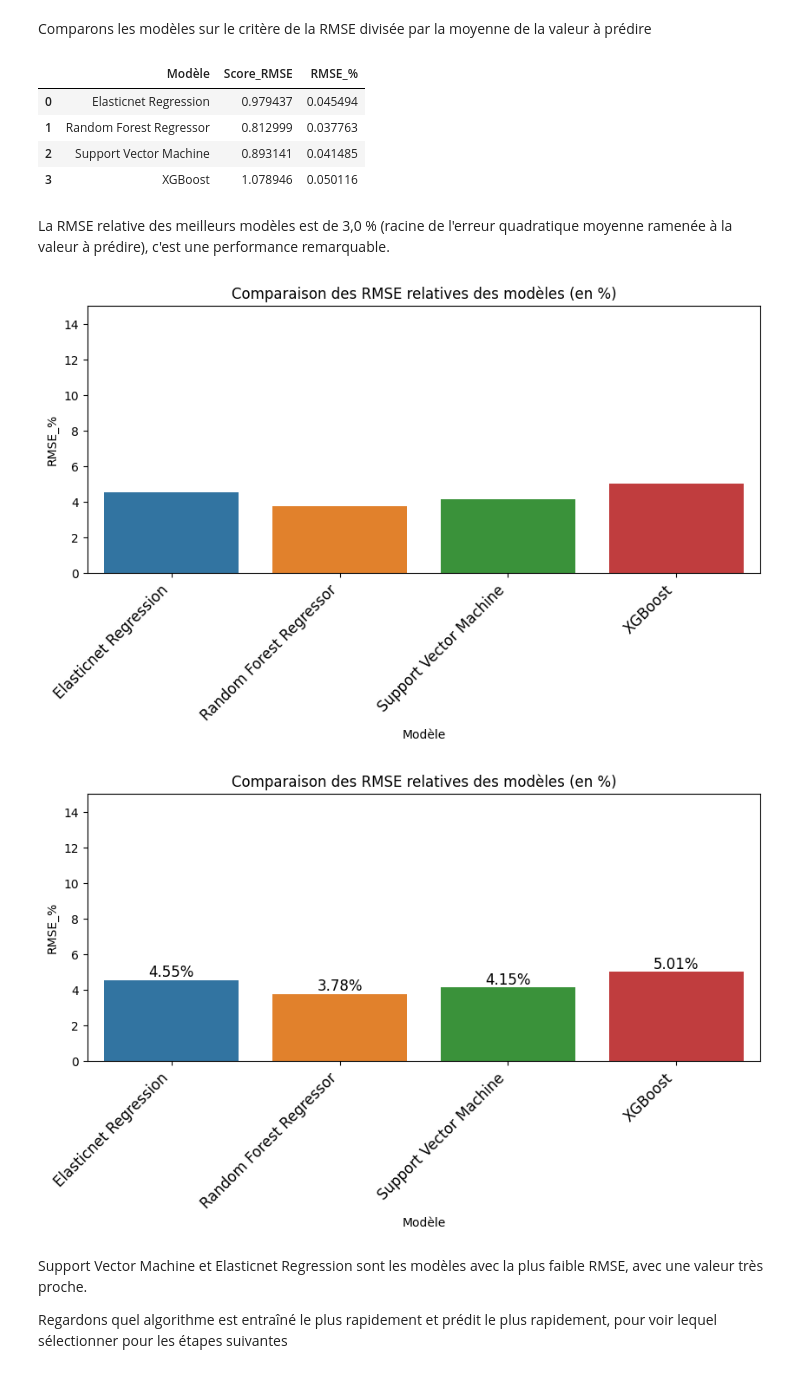
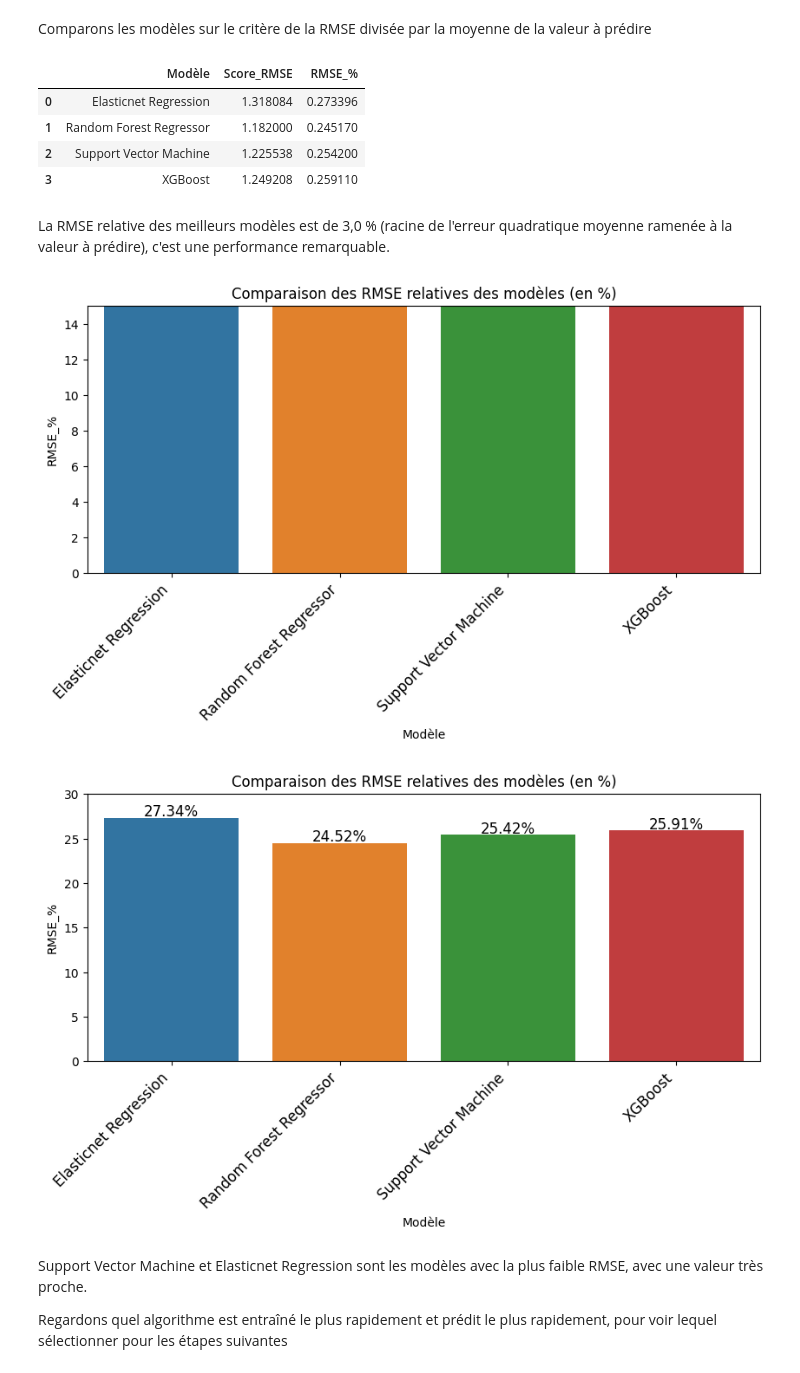
Before and after one commit to wdavid93/OpenClassRoom, a Jupyter notebook: Projet_4/Modele_final_TotalGHGEmissions.ipynb, the cells around one changed output. Drawn from its saved outputs; the diff is of its cells as text; code cells hidden in the pictures.

```diff
--- a/Projet_4/Modele_final_TotalGHGEmissions.ipynb
+++ b/Projet_4/Modele_final_TotalGHGEmissions.ipynb
@@ -154,16 +163,23 @@ data.isna().sum().sum()
 # %% [markdown]
 La colonne "SiteEnergyUseWN(kBtu)" fait référence à la consommation d'énergie totale du site, mesurée en kilo British Thermal Units (kBtu). Cette mesure représente la quantité totale d'énergie utilisée par un bâtiment sur une période donnée, généralement sur une base annuelle.
 # %%
-# y = data.copy()[{'SiteEnergyUseWN(kBtu)', 'TotalGHGEmissions' , 'Log2-SiteEnergyUseWN(kBtu)'}]
-# X = data.copy().drop(['SiteEnergyUseWN(kBtu)', 'TotalGHGEmissions', 'Log2-SiteEnergyUseWN(kBtu)'], axis=1)
-# Sélection des colonnes 'SiteEnergyUseWN(kBtu)', 'TotalGHGEmissions', 'Log2-SiteEnergyUseWN(kBtu)'
-# pour créer le DataFrame y contenant ces colonnes
+# # y = data.copy()[{'SiteEnergyUseWN(kBtu)', 'TotalGHGEmissions' , 'Log2-SiteEnergyUseWN(kBtu)'}]
+# # X = data.copy().drop(['SiteEnergyUseWN(kBtu)', 'TotalGHGEmissions', 'Log2-SiteEnergyUseWN(kBtu)'], axis=1)
+# # Sélection des colonnes 'SiteEnergyUseWN(kBtu)', 'TotalGHGEmissions', 'Log2-SiteEnergyUseWN(kBtu)'
+# # pour créer le DataFrame y contenant ces colonnes
+# y = data.copy()[{'Log2-TotalGHGEmissions)'}] #1 variable a expliquer, ou la cible
+# # y = data.copy()[{'SiteEnergyUseWN(kBtu)'}] #1 variable a expliquer, ou la cible
+
+# # Création du DataFrame X en faisant une copie de data et en supprimant les colonnes
+# # 'SiteEnergyUseWN(kBtu)', 'TotalGHGEmissions', 'Log2-SiteEnergyUseWN(kBtu)'
+# X = data.copy().drop(['TotalGHGEmissions', 'Log2-TotalGHGEmissions'], axis=1)
+# plusieurs variable qui explique Y
 y = data.copy()[{'Log2-TotalGHGEmissions'}] #1 variable a expliquer, ou la cible
 # y = data.copy()[{'SiteEnergyUseWN(kBtu)'}] #1 variable a expliquer, ou la cible
 
 # Création du DataFrame X en faisant une copie de data et en supprimant les colonnes
 # 'SiteEnergyUseWN(kBtu)', 'TotalGHGEmissions', 'Log2-SiteEnergyUseWN(kBtu)'
-X = data.copy().drop([ 'TotalGHGEmissions', 'Log2-TotalGHGEmissions'], axis=1)
+X = data.copy().drop([ 'TotalGHGEmissions', 'Log2-TotalGHGEmissions','Log2-SiteEnergyUseWN(kBtu)','SiteEnergyUseWN(kBtu)'], axis=1)
 # plusieurs variable qui explique Y
 # %% [markdown]
 ## Normalisation & One Hot Encoder
@@ -926,0 +908,6 @@ results
+# %%
+import math
+results_exp = results.append(pd.DataFrame({
+    'Modèle': ['XGBoost'],
+    'Score_RMSE': [math.sqrt(mean_squared_error(xgb_grid.predict(X_test), np.exp2(y_test)))],
+}), ignore_index=True)
@@ -1035,10 +1057,10 @@ results['RMSE_%'] = results['Score_RMSE'].divide(y_test.mean())
 results
 # %% [output]
 |  | Modèle | Score_RMSE | RMSE_% |
-| 0 | Elasticnet Regression | 0.979437 | 0.045494 |
-| 1 | Random Forest Regressor | 0.812999 | 0.037763 |
-| 2 | Support Vector Machine | 0.893141 | 0.041485 |
-| 3 | XGBoost | 1.078946 | 0.050116 |
+| 0 | Elasticnet Regression | 1.318084 | 0.273396 |
+| 1 | Random Forest Regressor | 1.182000 | 0.245170 |
+| 2 | Support Vector Machine | 1.225538 | 0.254200 |
+| 3 | XGBoost | 1.249208 | 0.259110 |
 # %% [markdown]
 La RMSE relative des meilleurs modèles est de 3,0 % (racine de l'erreur quadratique moyenne ramenée à la valeur à prédire), c'est une performance remarquable.
 # %%
@@ -1055,25 +1077,25 @@ ax = plt.gca()
 ax.set_ylim([0, 15])
 plt.show()
 # %% [output]
-[figure, old version]
+[figure, new version]
 # %%
 plt.figure(figsize=(10,4))
 plt.title('Comparaison des RMSE relatives des modèles (en %)')
 chart = sns.barplot(x=results['Modèle'], y=results['RMSE_%']*100)
 
 # Ajouter les pourcentages au dessus de chaque barre
 for i in range(len(results)):
     plt.text(x=i, y=results['RMSE_%'][i]*100+0.2,
              s=f"{results['RMSE_%'][i]*100:.2f}%",
              horizontalalignment='center', size=12)
 
 chart.set_xticklabels(labels=results['Modèle'], rotation=45,
                       horizontalalignment='right', size=12)
 ax = plt.gca()
-ax.set_ylim([0, 15])
+ax.set_ylim([0, 30])
 plt.show()
 # %% [output]
-[figure, old version]
+[figure, new version]
 # %% [markdown]
 Support Vector Machine et Elasticnet Regression sont les modèles avec la plus faible RMSE, avec une valeur très proche.
 
```
Also changed, not shown: parts of 53 cells of this notebook, 13 other files.
